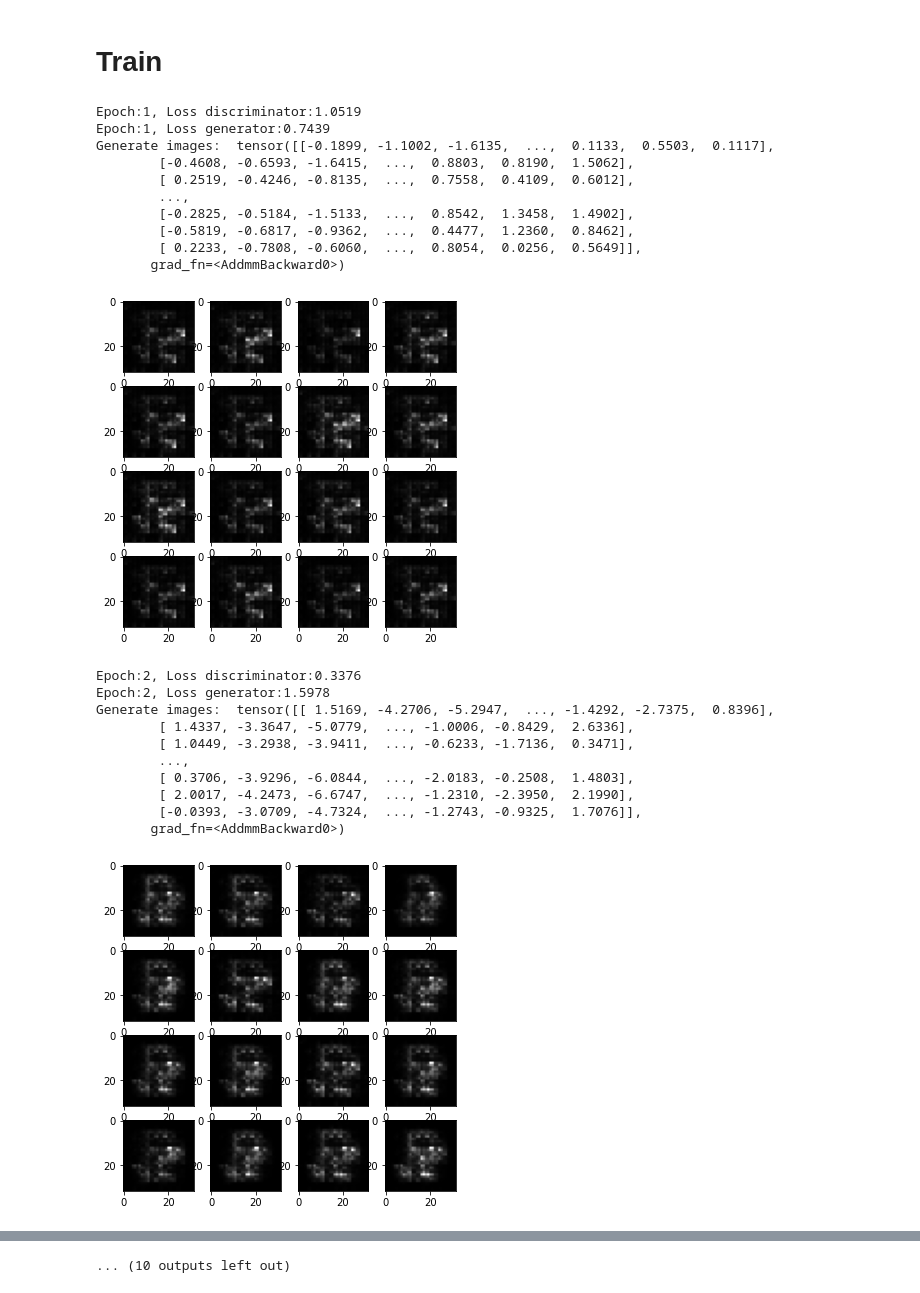
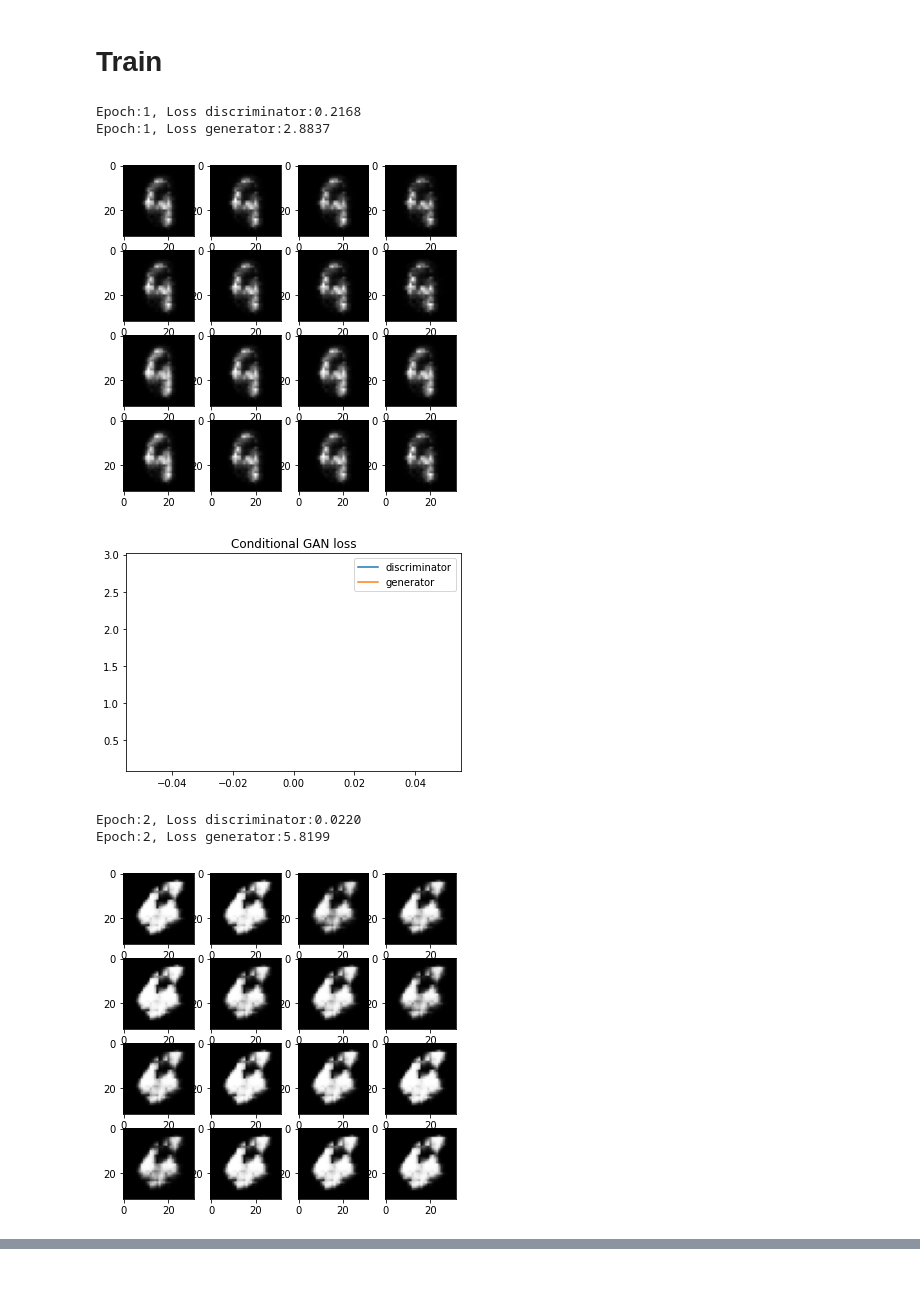
Before and after one commit to yoavdana/DL_ex3, a Jupyter notebook: main.ipynb, the cells around one changed output, grey strips where cells are left out. Drawn from its saved outputs; the diff is of its cells as text; code cells hidden in the pictures.

```diff
--- a/main.ipynb
+++ b/main.ipynb
@@ -26,7 +26,7 @@ device = torch.device("cuda:0" if torch.cuda.is_available() else "cpu")
 # Creating data sets
 # %%
 batch_size = 100
-latent_dim = 20
+latent_dim = 14
 train_size_for_mlp = 0.0033
 
 root = './data'
@@ -330,19 +330,13 @@ class Generator(nn.Module):
         super(Generator, self).__init__()
         self.linear1 = nn.Linear(input_dim, input_dim * 2)
         self.linear2 = nn.Linear(input_dim * 2, input_dim * 2)
-        # self.linear3 = nn.Linear(input_dim * 2, input_dim * 2)
-        # self.linear4 = nn.Linear(input_dim * 2, input_dim * 2)
-        # self.linear5 = nn.Linear(input_dim * 2, input_dim)
         self.linear6 = nn.Linear(input_dim * 2, latent_dim)
         self.relu = nn.ReLU()
 
     def forward(self, x):
         print(x.shape)
         x = self.relu(self.linear1(x))
-        # x = self.relu(self.linear2(x))
-        # x = self.relu(self.linear3(x))
-        # x = self.relu(self.linear4(x))
-        # x = self.relu(self.linear5(x))
+        x = self.relu(self.linear2(x))
         x = self.linear6(x)
         return x
 
@@ -352,9 +346,6 @@ class Discriminator(nn.Module):
         super(Discriminator, self).__init__()
         self.linear1 = nn.Linear(latent_dim, latent_dim * 2)
         self.linear2 = nn.Linear(latent_dim * 2, latent_dim * 2)
-        # self.linear3 = nn.Linear(latent_dim * 2, latent_dim * 2)
-        # self.linear4 = nn.Linear(latent_dim * 2, latent_dim * 2)
-        # self.linear5 = nn.Linear(latent_dim * 2, latent_dim)
         self.linear6 = nn.Linear(latent_dim * 2, 1)
         self.relu = nn.ReLU()
         self.sigmoid = nn.Sigmoid()
@@ -362,9 +353,6 @@ class Discriminator(nn.Module):
     def forward(self, x):
         x = self.relu(self.linear1(x))
         x = self.relu(self.linear2(x))
-        # x = self.relu(self.linear3(x))
-        # x = self.relu(self.linear4(x))
-        # x = self.relu(self.linear5(x))
         x = self.sigmoid(self.linear6(x))
         return x
 # %% [markdown]
@@ -498,6 +486,7 @@ class ConditionalGenerator(nn.Module):
         c = self.embedding(labels)
         x = torch.cat([x, c], 1)
         x = self.relu(self.linear1(x))
+        x = self.relu(self.linear2(x))
         x = self.linear6(x)
         return x
 
@@ -587,6 +576,13 @@ def train(generator, discriminator, num_epochs=30, lr_discriminator=1e-3, lr_gen
         loss_discriminator.append(loss_dis)
         loss_generator.append(loss_gen)
         generate_images(generator)
+
+        plt.plot(loss_discriminator)
+        plt.plot(loss_generator)
+        plt.title('Conditional GAN loss')
+        plt.legend(['discriminator', 'generator'])
+        plt.show()
+
     print(loss_discriminator, loss_generator)
     plt.plot(loss_discriminator)
     plt.plot(loss_generator)
@@ -596,54 +592,39 @@ def train(generator, discriminator, num_epochs=30, lr_discriminator=1e-3, lr_gen
     torch.save(generator.state_dict(), 'cond_generator.pth')
 
 
 
 generator = ConditionalGenerator()
 discriminator = ConditionalDiscriminator()
 
 def generate_images(generator):
     decoder = Decoder()
     decoder.load_state_dict(copy.deepcopy(torch.load("decoder_model_20.pth", device)))
 
     labels = generate_specific_digit(digit_to_generate=2)
     latents = generate_latent()
     generate_images = generator(latents, labels)
     # print("Generate images: ", generate_images)
     outputs = decoder(generate_images[:16])
 
     plt.figure(figsize=(4, 4))
     fig = plt.gcf()
     fig.set_size_inches(6, 6)
     recon = outputs.detach().numpy()
     for i, item in enumerate(recon):
         if i >= 16: break
         plt.subplot(4, 4, 0+i+1)
         plt.imshow(item[0], cmap='gray')
 
     plt.show()
 
 
-num_epochs = 10
-train(generator, discriminator, num_epochs, lr_discriminator=0.0001, lr_generator=0.0001)
+num_epochs = 120
+train(generator, discriminator, num_epochs, lr_discriminator=0.0003, lr_generator=0.0001)
 # %% [output]
-Epoch:1, Loss discriminator:1.0519
-Epoch:1, Loss generator:0.7439
-Generate images:  tensor([[-0.1899, -1.1002, -1.6135,  ...,  0.1133,  0.5503,  0.1117],
-        [-0.4608, -0.6593, -1.6415,  ...,  0.8803,  0.8190,  1.5062],
-        [ 0.2519, -0.4246, -0.8135,  ...,  0.7558,  0.4109,  0.6012],
-        ...,
-        [-0.2825, -0.5184, -1.5133,  ...,  0.8542,  1.3458,  1.4902],
-        [-0.5819, -0.6817, -0.9362,  ...,  0.4477,  1.2360,  0.8462],
-        [ 0.2233, -0.7808, -0.6060,  ...,  0.8054,  0.0256,  0.5649]],
-       grad_fn=<AddmmBackward0>)
+Epoch:1, Loss discriminator:0.2168
+Epoch:1, Loss generator:2.8837
-[figure, old version]
+[figure, new version]
+[figure, new version]
-Epoch:2, Loss discriminator:0.3376
-Epoch:2, Loss generator:1.5978
-Generate images:  tensor([[ 1.5169, -4.2706, -5.2947,  ..., -1.4292, -2.7375,  0.8396],
-        [ 1.4337, -3.3647, -5.0779,  ..., -1.0006, -0.8429,  2.6336],
-        [ 1.0449, -3.2938, -3.9411,  ..., -0.6233, -1.7136,  0.3471],
-        ...,
-        [ 0.3706, -3.9296, -6.0844,  ..., -2.0183, -0.2508,  1.4803],
-        [ 2.0017, -4.2473, -6.6747,  ..., -1.2310, -2.3950,  2.1990],
-        [-0.0393, -3.0709, -4.7324,  ..., -1.2743, -0.9325,  1.7076]],
-       grad_fn=<AddmmBackward0>)
+Epoch:2, Loss discriminator:0.0220
+Epoch:2, Loss generator:5.8199
-[figure, old version]
+[figure, new version]
@@ -694 +640,0 @@ Generate images:  tensor([[ -9.7212,  -3.0080, -16.1390,  ...,   7.6987,  -3.191
-... (10 outputs left out)
```
Also changed, not shown: parts of 1 cell of this notebook.
